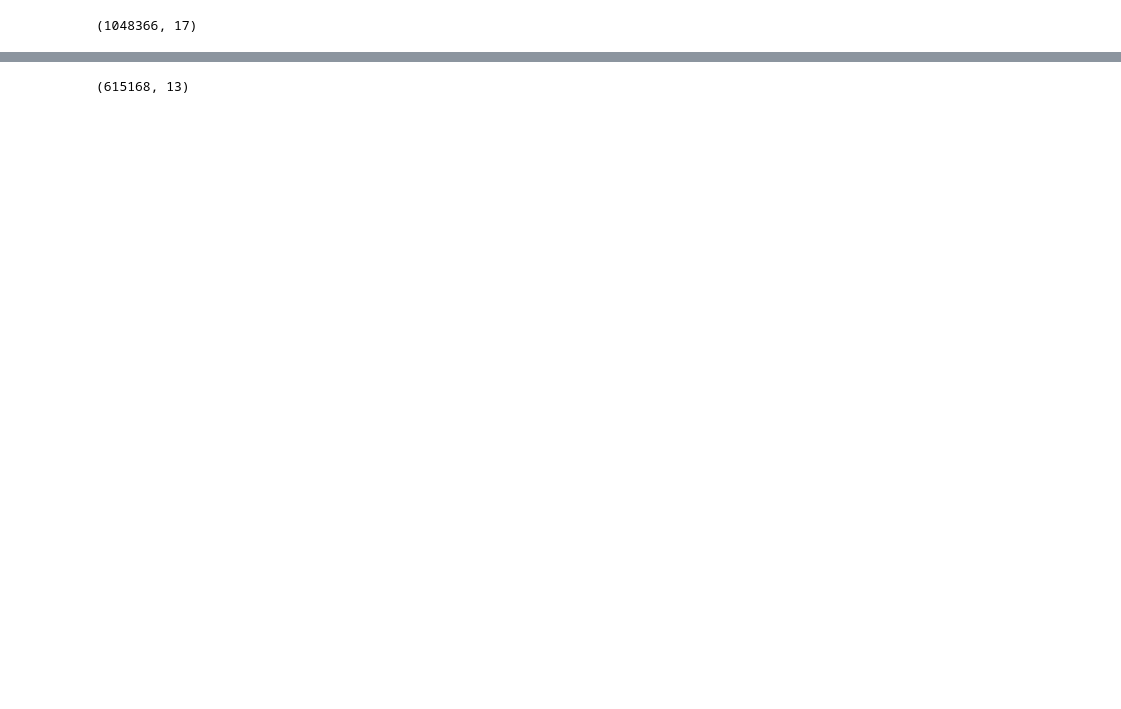
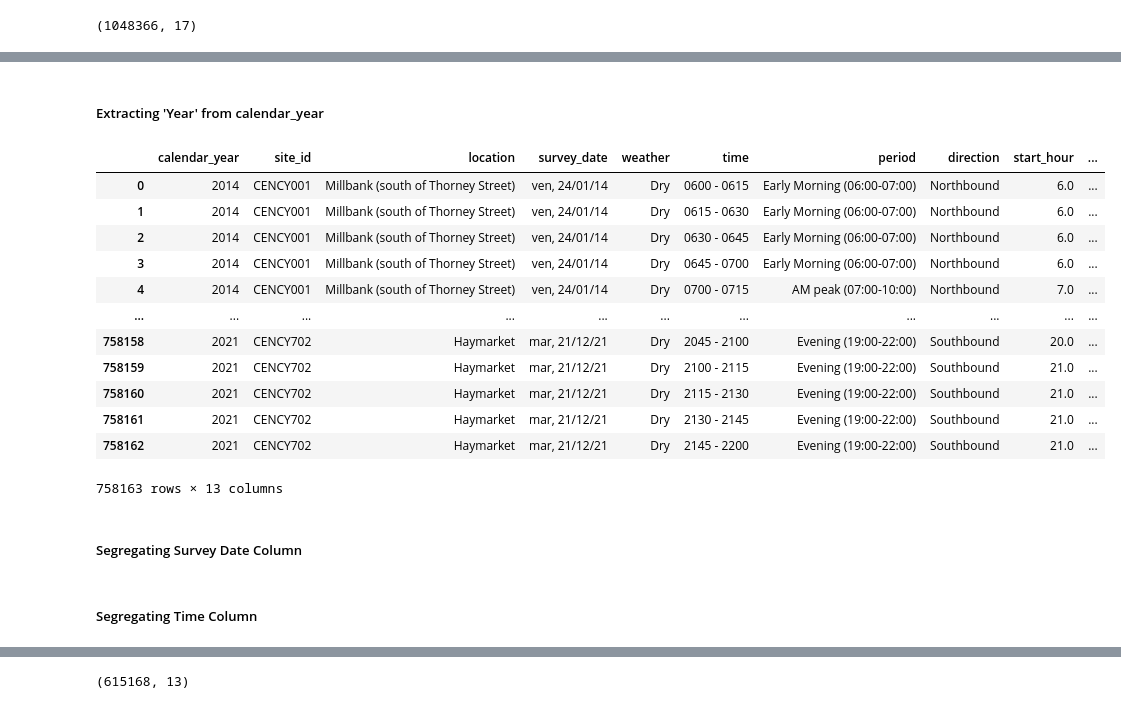
Before and after one commit to teamlse2022/Thoughtworks, a Jupyter notebook: London Dataset/LSE Employer Project Central, Inner London and Biking Sites Analysis 23-09-22.ipynb, the cells around one changed output, grey strips where cells are left out. Saved outputs shown, nothing was run; the diff lists cells and outputs as text; code cells hidden in the pictures; blank space fills up the shorter version.

Commit message:
Add files via upload
Atif's Dataset Cleaning for Central and Inner London

```diff
--- a/London Dataset/LSE Employer Project Central, Inner London and Biking Sites Analysis 23-09-22.ipynb
+++ b/London Dataset/LSE Employer Project Central, Inner London and Biking Sites Analysis 23-09-22.ipynb
@@ -51,0 +246,3 @@ print(cent_lon.shape)
+# %%
+# Dropping 'Equivalent financial quarter' column
+cent_lon.drop(['Equivalent financial quarter'], axis=1, inplace=True)
@@ -51,0 +251,19 @@ print(cent_lon.shape)
+# %%
+# Renaming Columns for cent_lon using PEP-8 variable naming convention
+cent_lon.rename(columns = {"Survey wave (calendar quarter)": "calendar_year",
+                          "Site ID": "site_id",
+                          "Location":"location",
+                          "Survey date":"survey_date",
+                          "Weather":"weather",
+                          "Time":"time",
+                          "Period":"period",
+                          "Direction":"direction",
+                          "Start hour":"start_hour",
+                          "Start minute":"start_minute",
+                          "Number of private cycles":"cycles_private",
+                          "Number of cycle hire bikes":"cycles_hire",
+                          "Total cycles":"cycles_total"},
+                        inplace=True)
+
+# Viewing the Dataframe
+cent_lon.head()
@@ -51,0 +277,32 @@ print(cent_lon.shape)
+# %% [markdown]
+##### Extracting 'Year'  from calendar_year
+# %%
+# Segregating Start and End time  from 'time' column
+
+# making a temporary data frame for segregation
+temp_df_year = cent_lon["calendar_year"].str.split(" " , n = 1, expand = True)
+
+# Adding new columns in main dataframe for Start and End time of survey
+# start time Column
+
+cent_lon["calendar_year"] = temp_df_year[0]
+
+# No need for Quarter information as it is not present in other datasets
+# %%
+cent_lon
+# %% [output]
+|  | calendar_year | site_id | location | survey_date | weather | time | period | direction | start_hour | ... |
+| 0 | 2014 | CENCY001 | Millbank (south of Thorney Street) | ven, 24/01/14 | Dry | 0600 - 0615 | Early Morning (06:00-07:00) | Northbound | 6.0 | ... |
+| 1 | 2014 | CENCY001 | Millbank (south of Thorney Street) | ven, 24/01/14 | Dry | 0615 - 0630 | Early Morning (06:00-07:00) | Northbound | 6.0 | ... |
+| 2 | 2014 | CENCY001 | Millbank (south of Thorney Street) | ven, 24/01/14 | Dry | 0630 - 0645 | Early Morning (06:00-07:00) | Northbound | 6.0 | ... |
+| 3 | 2014 | CENCY001 | Millbank (south of Thorney Street) | ven, 24/01/14 | Dry | 0645 - 0700 | Early Morning (06:00-07:00) | Northbound | 6.0 | ... |
+| 4 | 2014 | CENCY001 | Millbank (south of Thorney Street) | ven, 24/01/14 | Dry | 0700 - 0715 | AM peak (07:00-10:00) | Northbound | 7.0 | ... |
+| ... | ... | ... | ... | ... | ... | ... | ... | ... | ... | ... |
+| 758158 | 2021 | CENCY702 | Haymarket | mar, 21/12/21 | Dry | 2045 - 2100 | Evening (19:00-22:00) | Southbound | 20.0 | ... |
+| 758159 | 2021 | CENCY702 | Haymarket | mar, 21/12/21 | Dry | 2100 - 2115 | Evening (19:00-22:00) | Southbound | 21.0 | ... |
+| 758160 | 2021 | CENCY702 | Haymarket | mar, 21/12/21 | Dry | 2115 - 2130 | Evening (19:00-22:00) | Southbound | 21.0 | ... |
+| 758161 | 2021 | CENCY702 | Haymarket | mar, 21/12/21 | Dry | 2130 - 2145 | Evening (19:00-22:00) | Southbound | 21.0 | ... |
+| 758162 | 2021 | CENCY702 | Haymarket | mar, 21/12/21 | Dry | 2145 - 2200 | Evening (19:00-22:00) | Southbound | 21.0 | ... |
+758163 rows × 13 columns
+# %% [markdown]
+##### Segregating Survey Date Column
@@ -51,0 +325,2 @@ print(cent_lon.shape)
+# %% [markdown]
+##### Segregating Time Column
```
Also changed, not shown: parts of 147 cells of this notebook.
